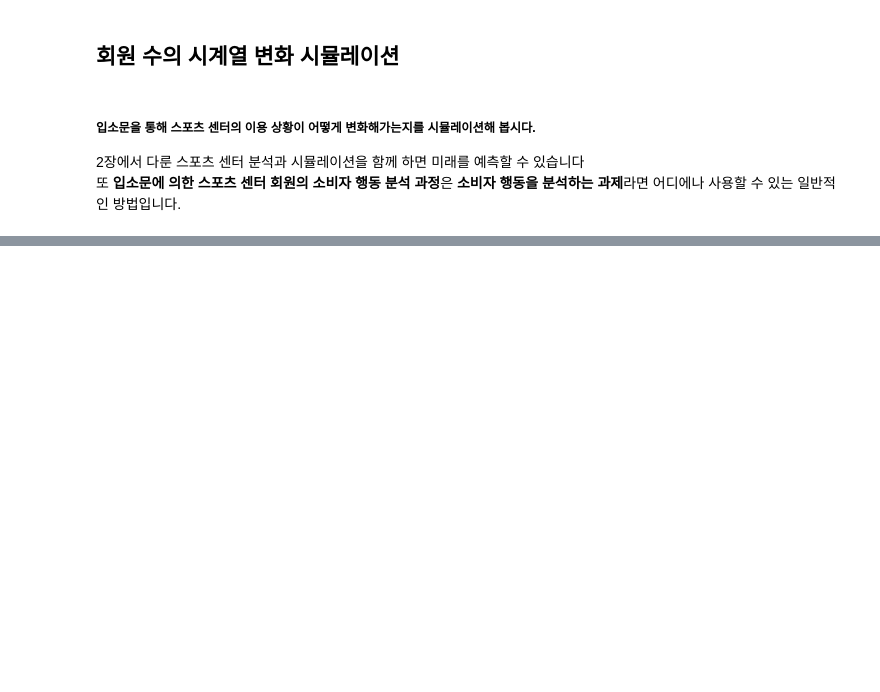
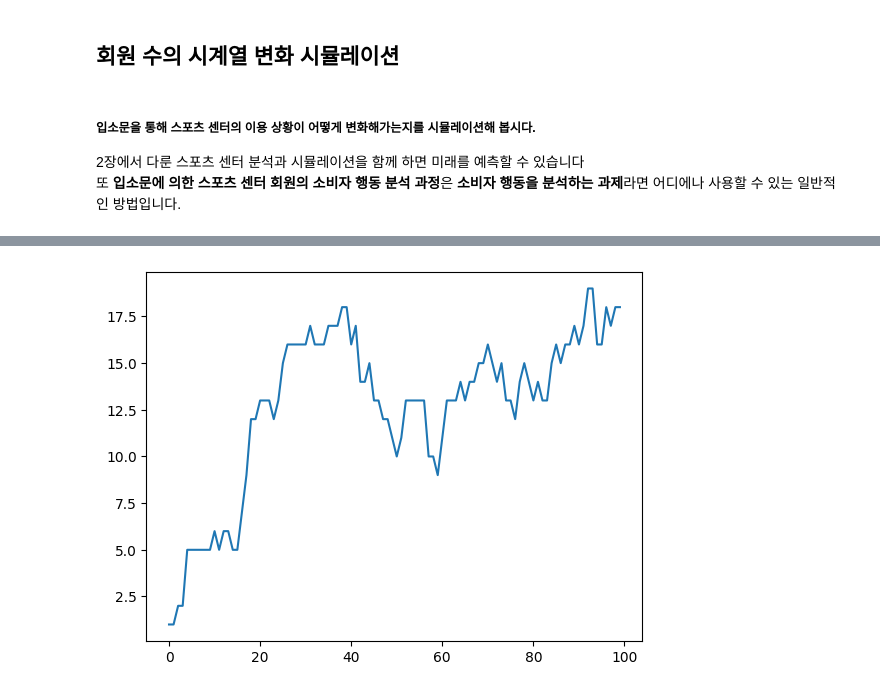
Before and after one commit to gmlwlswls/study_DataTechniques, a Jupyter notebook: 04. Numerical Simulation/Simulation.ipynb, the cells around one changed output, grey strips where cells are left out. Saved outputs shown, nothing was run; the diff lists cells and outputs as text; code cells hidden in the pictures; blank space fills up the shorter version.

```diff
--- a/04. Numerical Simulation/Simulation.ipynb
+++ b/04. Numerical Simulation/Simulation.ipynb
@@ -354,0 +356,51 @@ plt.show()
+# %%
+# 실습)
+# 스포츠 센터 회원 입소문 시뮬레이션
+import numpy as np
+import matplotlib.pyplot as plt
+
+def percolation_percentage(percentage) :
+  rand_num = np.random.rand()
+  if rand_num <= percentage :
+    return 1
+  else :
+    return 0
+
+def simulation_membership_percolation(num, list_activated, df_links, percentage_percolation, percentage_disappearance) :
+  for i in range(num) :
+    if list_activated[i] == 1 :
+      for j in range(num) :
+        node_nm = 'Node' + str(j)
+        if df_links[node_nm].iloc[i] == 1 :
+          if percolation_percentage(percentage_percolation) == 1 :
+            list_activated[j] = 1
+
+  for i in range(num) :
+    if percolation_percentage(percent_disappearance) == 1 :
+      list_activated[i] = 0
+
+  return list_activated
+
+t_period = 100
+num = len(df_links)
+percentage_percolation = 0.1
+percentage_disappearance = 0.05
+list_activated = np.zeros(num)
+list_activated[0] = 1
+
+list_timeSeries = []
+for t in range(t_period) :
+  list_activated = simulation_membership_percolation(num, list_activated, df_links,percent_percolation, percentage_disappearance)
+  list_timeSeries.append(list_activated.copy())
+
+list_timeSeries_num = []
+for i in range(len(list_timeSeries)) :
+  list_timeSeries_num.append(list_timeSeries[i].sum())
+
+plt.plot(list_timeSeries_num)
+plt.show()
+
+
+# 결국 20명 전원 고객으로 수렴함
+# %% [output]
+[figure, added]
```
Also changed, not shown: parts of 15 cells of this notebook.
